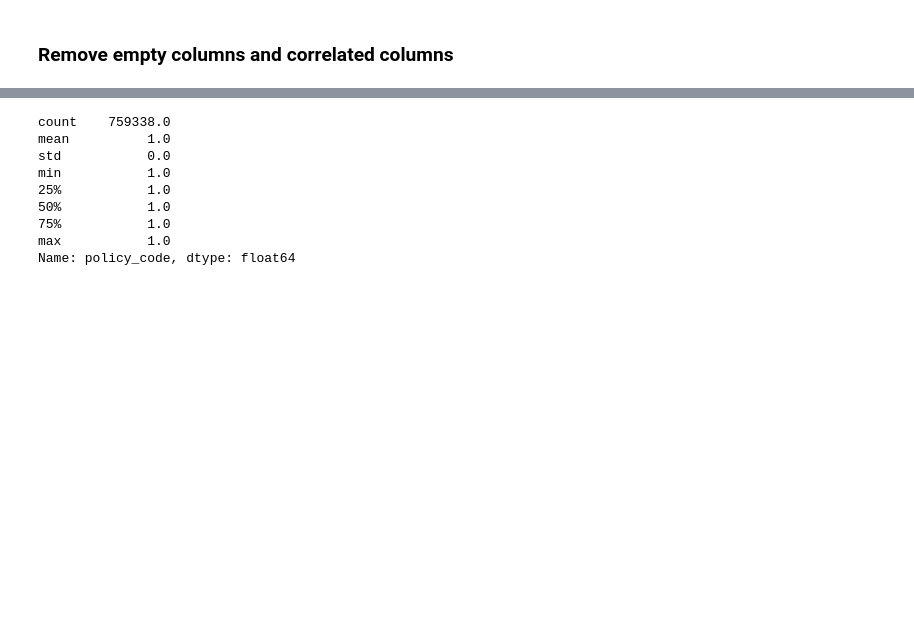
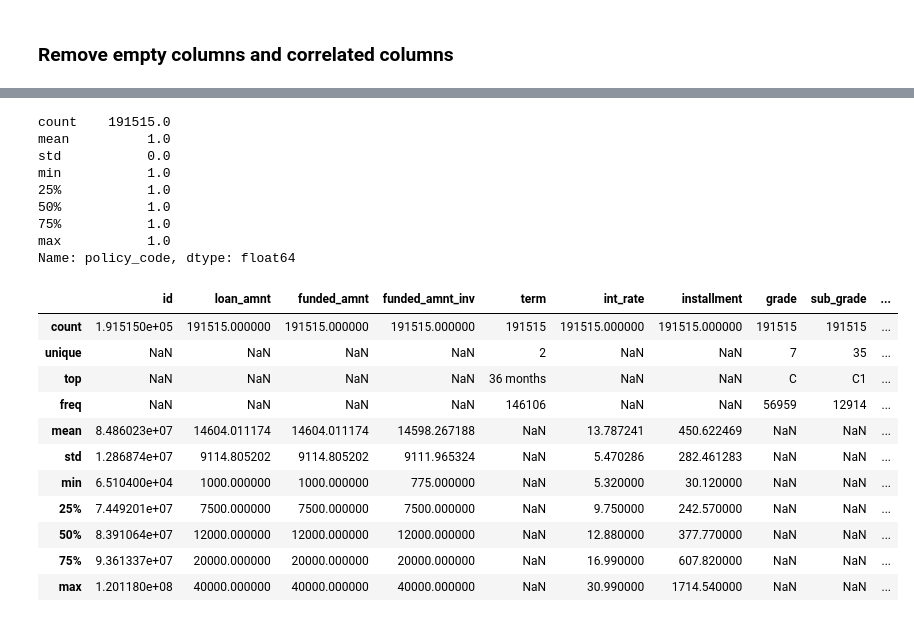
Before and after one commit to SenithDilitha/AIAndInnovation, a Jupyter notebook: LoanStatusPrediction/loan_status_prediction.ipynb, the cells around one changed output, grey strips where cells are left out. Saved outputs shown, nothing was run; the diff lists cells and outputs as text; code cells hidden in the pictures; blank space fills up the shorter version.

```diff
--- a/LoanStatusPrediction/loan_status_prediction.ipynb
+++ b/LoanStatusPrediction/loan_status_prediction.ipynb
@@ -139,7 +166,7 @@ sns.heatmap(df_numerical_features.corr(), annot=True, cmap='viridis');
 # %%
-df_numerical_features['policy_code'].describe()
+df_modified['policy_code'].describe()
 # %% [output]
-count    759338.0
+count    191515.0
 mean          1.0
 std           0.0
 min           1.0
@@ -148,3 +175,26 @@ min           1.0
 75%           1.0
 max           1.0
 Name: policy_code, dtype: float64
+# %%
+df_modified.drop(columns=['policy_code',
+                          'funded_amnt',
+                          'funded_amnt_inv',
+                          'installment',
+                          'total_pymnt_inv',
+                          'total_rec_prncp',
+                          'collection_recovery_fee']);
+
+df_modified.describe(include='all')
+# %% [output]
+|  | id | loan_amnt | funded_amnt | funded_amnt_inv | term | int_rate | installment | grade | sub_grade | ... |
+| count | 1.915150e+05 | 191515.000000 | 191515.000000 | 191515.000000 | 191515 | 191515.000000 | 191515.000000 | 191515 | 191515 | ... |
+| unique | NaN | NaN | NaN | NaN | 2 | NaN | NaN | 7 | 35 | ... |
+| top | NaN | NaN | NaN | NaN | 36 months | NaN | NaN | C | C1 | ... |
+| freq | NaN | NaN | NaN | NaN | 146106 | NaN | NaN | 56959 | 12914 | ... |
+| mean | 8.486023e+07 | 14604.011174 | 14604.011174 | 14598.267188 | NaN | 13.787241 | 450.622469 | NaN | NaN | ... |
+| std | 1.286874e+07 | 9114.805202 | 9114.805202 | 9111.965324 | NaN | 5.470286 | 282.461283 | NaN | NaN | ... |
+| min | 6.510400e+04 | 1000.000000 | 1000.000000 | 775.000000 | NaN | 5.320000 | 30.120000 | NaN | NaN | ... |
+| 25% | 7.449201e+07 | 7500.000000 | 7500.000000 | 7500.000000 | NaN | 9.750000 | 242.570000 | NaN | NaN | ... |
+| 50% | 8.391064e+07 | 12000.000000 | 12000.000000 | 12000.000000 | NaN | 12.880000 | 377.770000 | NaN | NaN | ... |
+| 75% | 9.361337e+07 | 20000.000000 | 20000.000000 | 20000.000000 | NaN | 16.990000 | 607.820000 | NaN | NaN | ... |
+| max | 1.201180e+08 | 40000.000000 | 40000.000000 | 40000.000000 | NaN | 30.990000 | 1714.540000 | NaN | NaN | ... |
```
Also changed, not shown: parts of 10 cells of this notebook, 1 other file.
